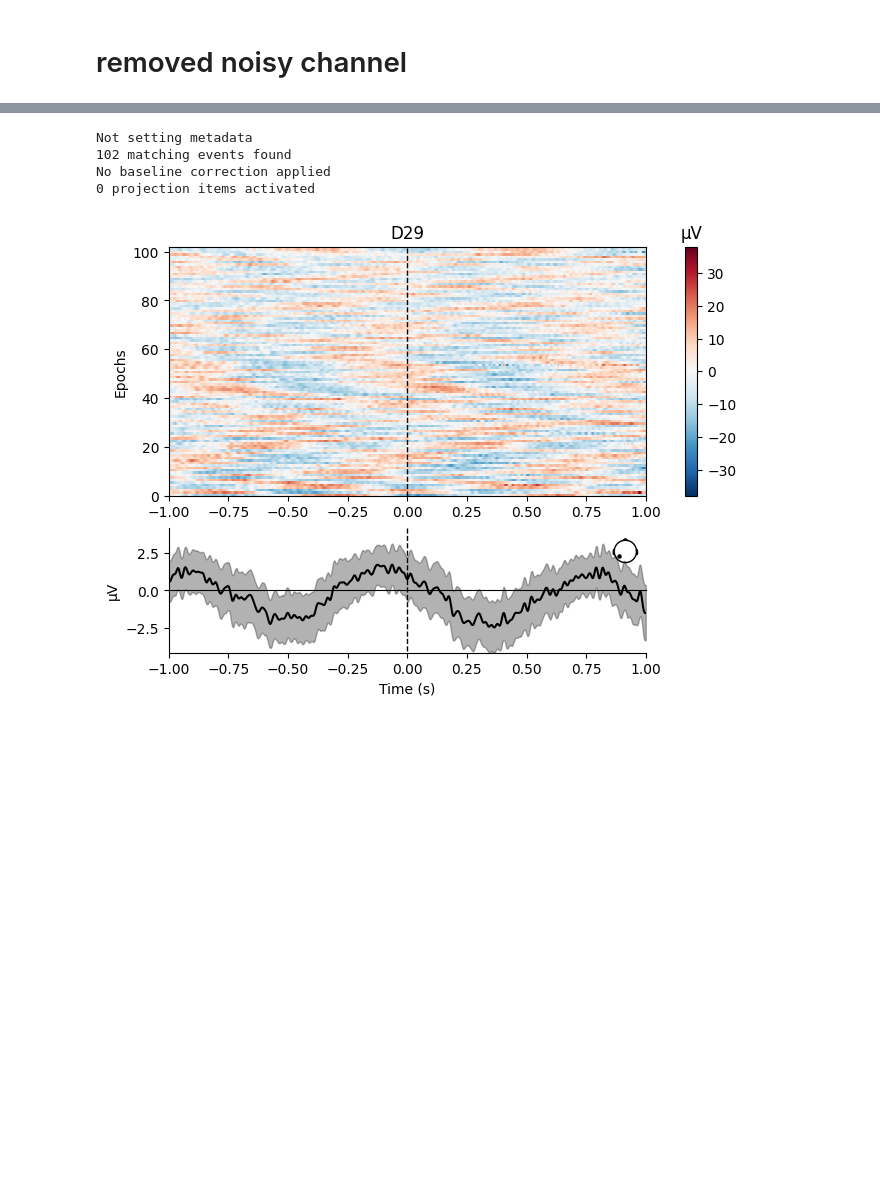
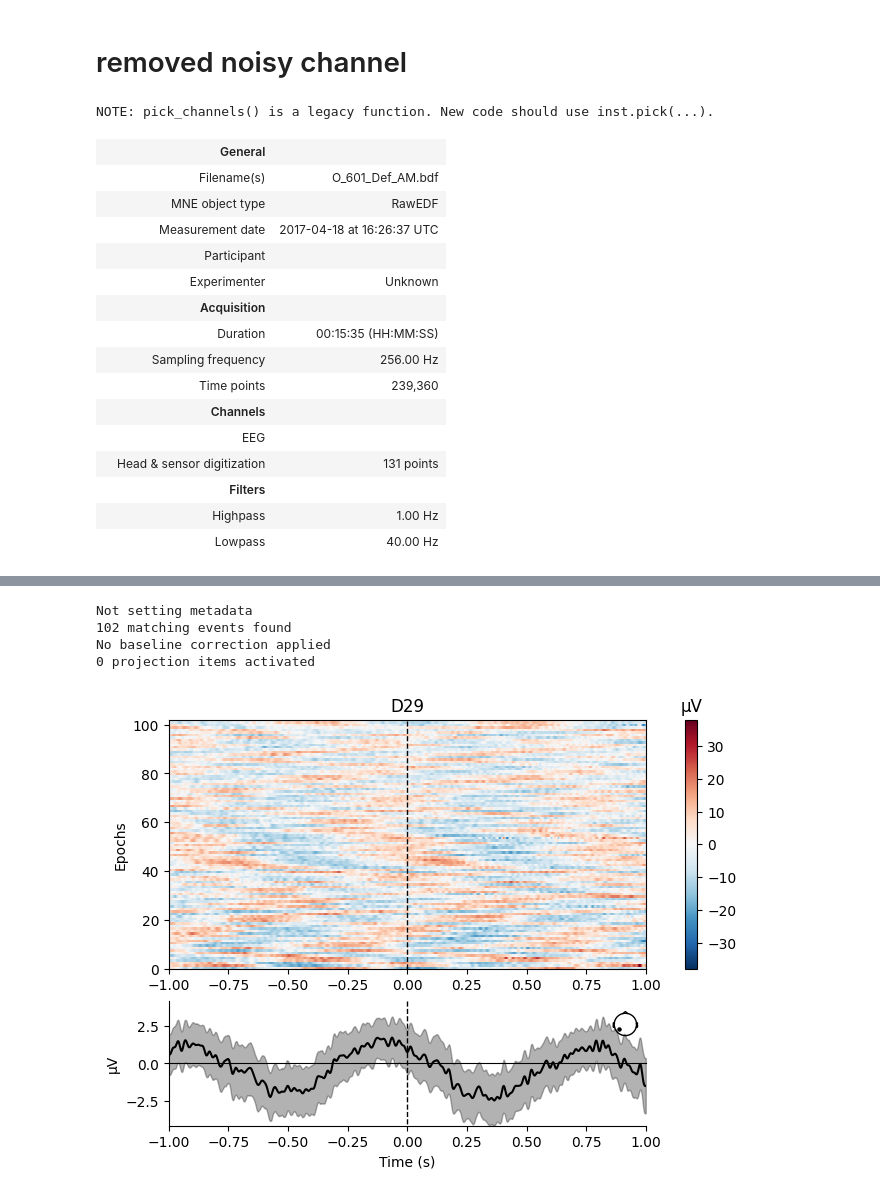
Before and after one commit to MohammadMMK/EEG-analysis-pipeline, a Jupyter notebook: notebooks/subject-preprocess/601.ipynb, the cells around one changed output, grey strips where cells are left out. Saved outputs shown, nothing was run; the diff lists cells and outputs as text; code cells hidden in the pictures; blank space fills up the shorter version.

```diff
--- a/notebooks/subject-preprocess/601.ipynb
+++ b/notebooks/subject-preprocess/601.ipynb
@@ -132,2 +110,35 @@ none
 # %% [markdown]
 # removed noisy channel
+# %%
+selected_bad = {'channel_names': ['D29', 'B27', 'A30'],
+                'reason': ['M_lowFreq', 'A_cor', 'A_cor'],}
+
+raw.info['bads'] += selected_bad['channel_names']
+# remove the selected bad channels from the raw data
+# Remove non-EEG channels from raw.info before creating the new Raw object
+eeg_picks = mne.pick_types(raw.info, eeg=True, exclude=[])
+eeg_ch_names = [raw.info['ch_names'][i] for i in eeg_picks]
+eeg_ch_names = [ch for ch in eeg_ch_names if ch not in selected_bad['channel_names']]
+# eeg_info = mne.create_info(ch_names=eeg_ch_names, sfreq=raw.info['sfreq'], ch_types='eeg')
+raw_clean = raw.copy().pick_channels(eeg_ch_names)
+# %% [output]
+NOTE: pick_channels() is a legacy function. New code should use inst.pick(...).
+# %%
+raw_clean.resample(256)
+# %% [output]
+|  | General |  |
+|  | Filename(s) | O_601_Def_AM.bdf |
+|  | MNE object type | RawEDF |
+|  | Measurement date | 2017-04-18 at 16:26:37 UTC |
+|  | Participant |  |
+|  | Experimenter | Unknown |
+|  | Acquisition |  |
+|  | Duration | 00:15:35 (HH:MM:SS) |
+|  | Sampling frequency | 256.00 Hz |
+|  | Time points | 239,360 |
+|  | Channels |  |
+|  | EEG |  |
+|  | Head & sensor digitization | 131 points |
+|  | Filters |  |
+|  | Highpass | 1.00 Hz |
+|  | Lowpass | 40.00 Hz |
```
Also changed, not shown: parts of 10 cells of this notebook, 2 other files.
